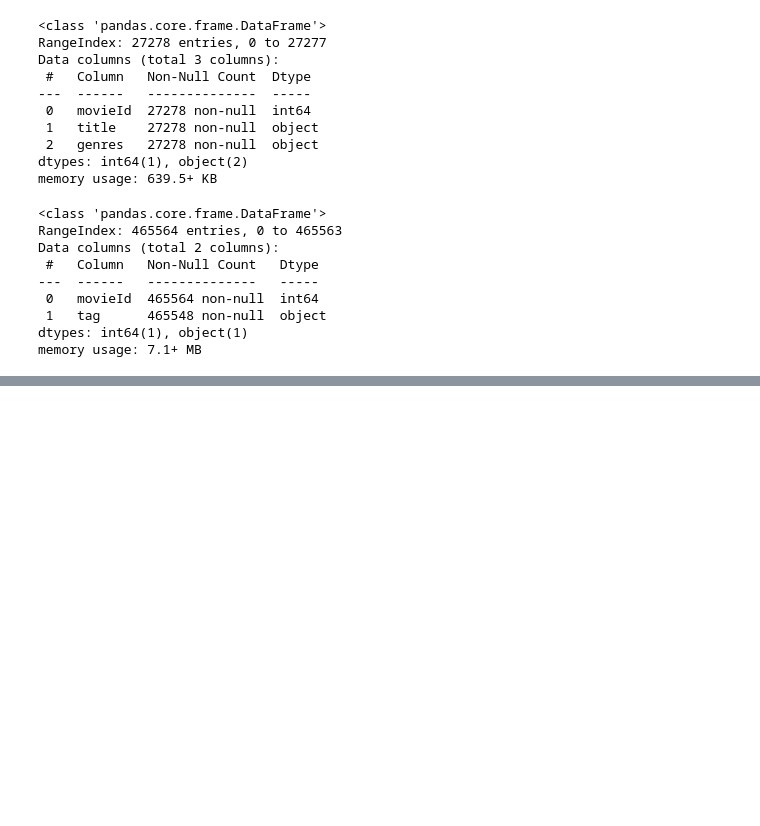
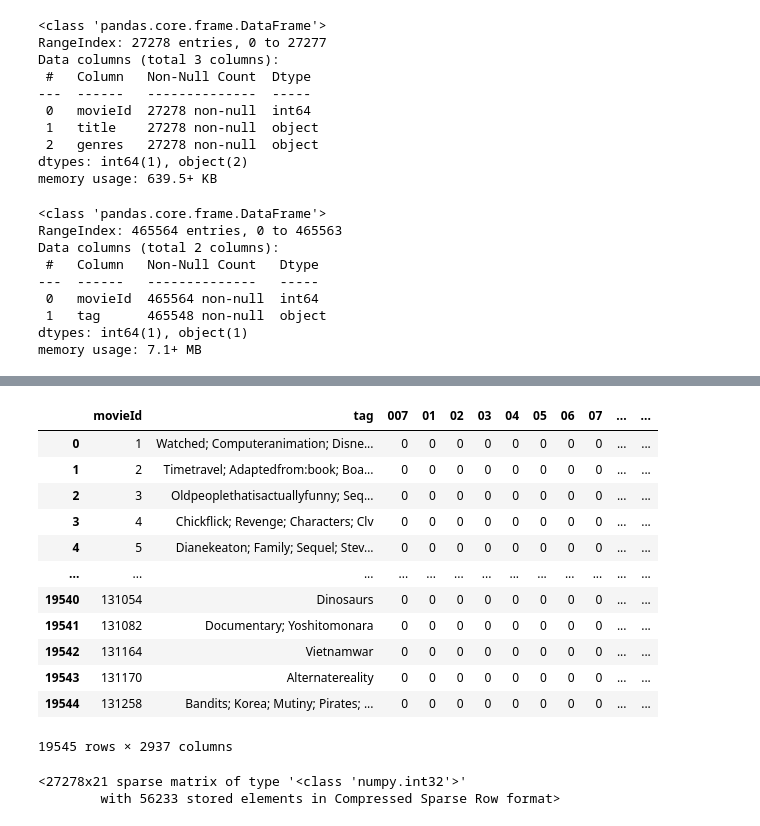
Before and after one commit to murilovpinheiro/first-recommender, a Jupyter notebook: recommender_content.ipynb, the cells around one changed output, grey strips where cells are left out. Saved outputs shown, nothing was run; the diff lists cells and outputs as text; code cells hidden in the pictures; blank space fills up the shorter version.

```diff
--- a/recommender_content.ipynb
+++ b/recommender_content.ipynb
@@ -85,0 +139,20 @@ result
+# %%
+tags_ = tags_.drop(["tag", "watched"], axis = 1)
+# %%
+tags  = pd.concat([tagsGrouped, tags_], axis = 1)
+
+tags
+# %% [output]
+|  | movieId | tag | 007 | 01 | 02 | 03 | 04 | 05 | 06 | 07 | ... | ... |
+| 0 | 1 | Watched; Computeranimation; Disne... | 0 | 0 | 0 | 0 | 0 | 0 | 0 | 0 | ... | ... |
+| 1 | 2 | Timetravel; Adaptedfrom:book; Boa... | 0 | 0 | 0 | 0 | 0 | 0 | 0 | 0 | ... | ... |
+| 2 | 3 | Oldpeoplethatisactuallyfunny; Seq... | 0 | 0 | 0 | 0 | 0 | 0 | 0 | 0 | ... | ... |
+| 3 | 4 | Chickflick; Revenge; Characters; Clv | 0 | 0 | 0 | 0 | 0 | 0 | 0 | 0 | ... | ... |
+| 4 | 5 | Dianekeaton; Family; Sequel; Stev... | 0 | 0 | 0 | 0 | 0 | 0 | 0 | 0 | ... | ... |
+| ... | ... | ... | ... | ... | ... | ... | ... | ... | ... | ... | ... | ... |
+| 19540 | 131054 | Dinosaurs | 0 | 0 | 0 | 0 | 0 | 0 | 0 | 0 | ... | ... |
+| 19541 | 131082 | Documentary; Yoshitomonara | 0 | 0 | 0 | 0 | 0 | 0 | 0 | 0 | ... | ... |
+| 19542 | 131164 | Vietnamwar | 0 | 0 | 0 | 0 | 0 | 0 | 0 | 0 | ... | ... |
+| 19543 | 131170 | Alternatereality | 0 | 0 | 0 | 0 | 0 | 0 | 0 | 0 | ... | ... |
+| 19544 | 131258 | Bandits; Korea; Mutiny; Pirates; ... | 0 | 0 | 0 | 0 | 0 | 0 | 0 | 0 | ... | ... |
+19545 rows × 2937 columns
@@ -85,0 +161,11 @@ result
+# %%
+vectorizer_movies = CountVectorizer()
+
+genres = vectorizer_movies.fit_transform(movies.loc[:, "genres"])
+genres_names = vectorizer_movies.get_feature_names_out()
+
+genres.data = np.where(genres.data != 0, 1, 0)
+genres
+# %% [output]
+<27278x21 sparse matrix of type '<class 'numpy.int32'>'
+        with 56233 stored elements in Compressed Sparse Row format>
```
Also changed, not shown: parts of 23 cells of this notebook, 1 other file.
